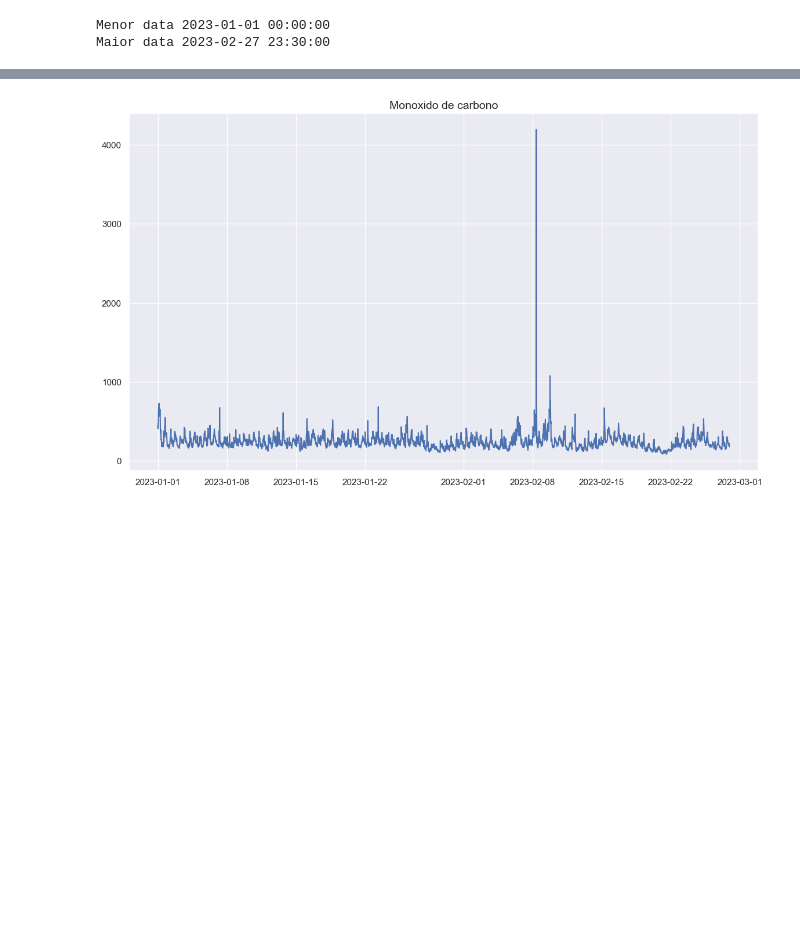
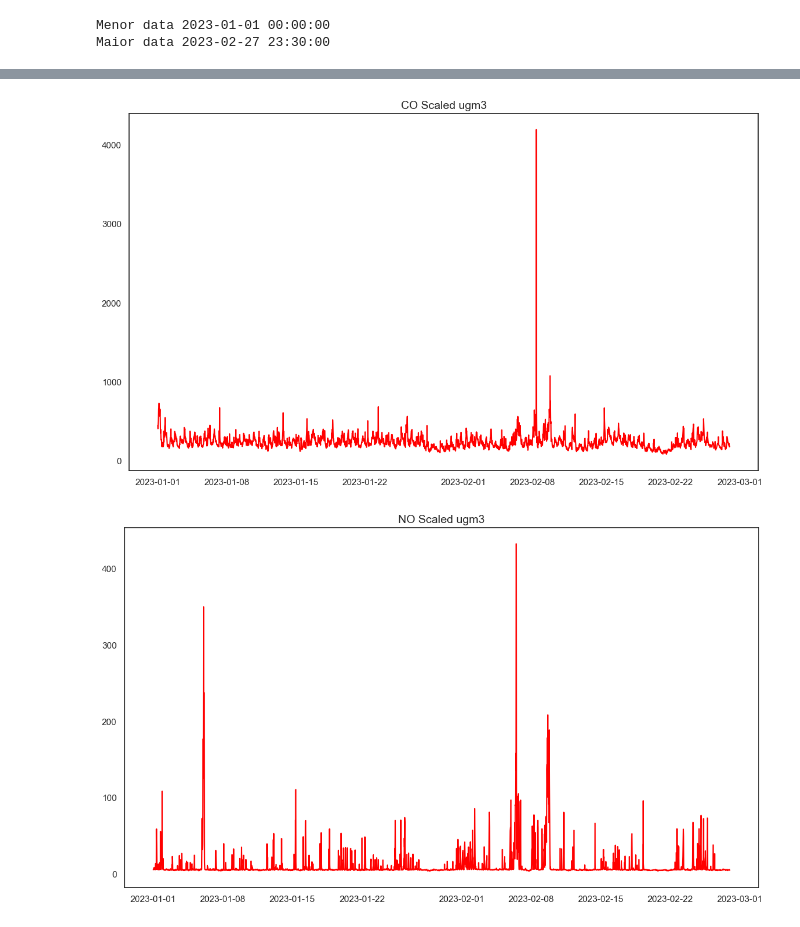
Before and after one commit to FilipeSCampos/ProjetoCalculo, a Jupyter notebook: projCalc.ipynb, the cells around one changed output, grey strips where cells are left out. Saved outputs shown, nothing was run; the diff lists cells and outputs as text; code cells hidden in the pictures; blank space fills up the shorter version.

```diff
--- a/projCalc.ipynb
+++ b/projCalc.ipynb
@@ -1,6 +1,8 @@
 # %%
 import pandas as pd
+import matplotlib.pyplot as plt
 import numpy as np
+import matplotlib.colors as mcolors
 import seaborn as sns
-import matplotlib.pyplot as plt
-import matplotlib.ticker as ticker
+sns.despine(left=True, right=True, bottom=True, top=True)
+sns.set_style('white')
@@ -26,6 +30,9 @@ display(df)
 df_1 = df.drop(['Location Name','POD Serial Number',
                 'Project Time (Interval end) (UTC-3)',
                 'Gas Protocol Version','CO State','NO State','NO2 State',
-                'NOx State','O3 State','SO2 State','Particle Protocol Version','PM State'],axis = 1)
+                'NOx State','O3 State','SO2 State','Particle Protocol Version','PM State',
+                'CO PreScaled ugm3','NO PreScaled ugm3','NO2 PreScaled ugm3',
+                'NOx PreScaled ugm3','O3 PreScaled ugm3','SO2 PreScaled ugm3',
+                'PM Total PreScaled µg/m³','PM10 PreScaled µg/m³','TPC PreScaled count/m³','PM4 PreScaled µg/m³' ],axis = 1)
 display(df_1)
 # %% [output]
@@ -89,8 +120,12 @@ df_1.describe()
 # %%
-sns.set_style('darkgrid')
-sns.set(rc={'figure.figsize':(14,8)})
-plt.plot(df_1['CO Scaled ugm3'])
-plt.title('Monoxido de carbono',size= 14)
-plt.show()
+colunas = ['CO Scaled ugm3', 'NO Scaled ugm3', 'NO2 Scaled ugm3', 'NOx Scaled ugm3', 'O3 Scaled ugm3', 'SO2 Scaled ugm3',
+           'PM1 PreScaled µg/m³', 'PM1 Scaled µg/m³', 'PM2.5 PreScaled µg/m³',
+           'PM2.5 Scaled µg/m³', 'PM4 Scaled µg/m³', 'PM10 Scaled µg/m³',
+           'PM Total Scaled µg/m³']
+for i in colunas:
+    plt.plot(df_1[i],color='red')
+    plt.title(i,size= 14)
+    plt.show()
 # %% [output]
-[figure, old version]
+[figure, new version]
+[figure, added]
```
Also changed, not shown: parts of 9 cells of this notebook.
